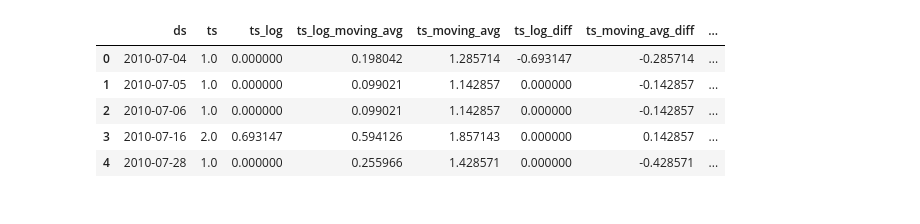
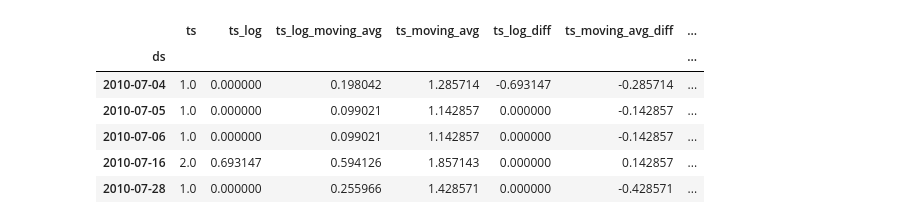
Before and after one commit to aduJohn/Time-Series-Airbnb, a Jupyter notebook: Forecasting with ARIMA.ipynb, the cells around one changed output. Cells and saved outputs as stored; diff of their text form; code cells hidden in the pictures.

```diff
--- a/Forecasting with ARIMA.ipynb
+++ b/Forecasting with ARIMA.ipynb
@@ -11,12 +11,13 @@ from IPython.display import display
 """
 DATA_FILE = 'data_for_prediction.csv'
 # %%
-data = pd.read_csv(DATA_FILE)
+data = pd.read_csv(DATA_FILE,index_col = [0])
 display(data.head())
 # %% [output]
-|  | ds | ts | ts_log | ts_log_moving_avg | ts_moving_avg | ts_log_diff | ts_moving_avg_diff | ... |
-| 0 | 2010-07-04 | 1.0 | 0.000000 | 0.198042 | 1.285714 | -0.693147 | -0.285714 | ... |
-| 1 | 2010-07-05 | 1.0 | 0.000000 | 0.099021 | 1.142857 | 0.000000 | -0.142857 | ... |
-| 2 | 2010-07-06 | 1.0 | 0.000000 | 0.099021 | 1.142857 | 0.000000 | -0.142857 | ... |
-| 3 | 2010-07-16 | 2.0 | 0.693147 | 0.594126 | 1.857143 | 0.000000 | 0.142857 | ... |
-| 4 | 2010-07-28 | 1.0 | 0.000000 | 0.255966 | 1.428571 | 0.000000 | -0.428571 | ... |
+|  | ts | ts_log | ts_log_moving_avg | ts_moving_avg | ts_log_diff | ts_moving_avg_diff | ... |
+| ds |  |  |  |  |  |  | ... |
+| 2010-07-04 | 1.0 | 0.000000 | 0.198042 | 1.285714 | -0.693147 | -0.285714 | ... |
+| 2010-07-05 | 1.0 | 0.000000 | 0.099021 | 1.142857 | 0.000000 | -0.142857 | ... |
+| 2010-07-06 | 1.0 | 0.000000 | 0.099021 | 1.142857 | 0.000000 | -0.142857 | ... |
+| 2010-07-16 | 2.0 | 0.693147 | 0.594126 | 1.857143 | 0.000000 | 0.142857 | ... |
+| 2010-07-28 | 1.0 | 0.000000 | 0.255966 | 1.428571 | 0.000000 | -0.428571 | ... |
```
Also changed, not shown: parts of 4 cells of this notebook, 1 other file.
